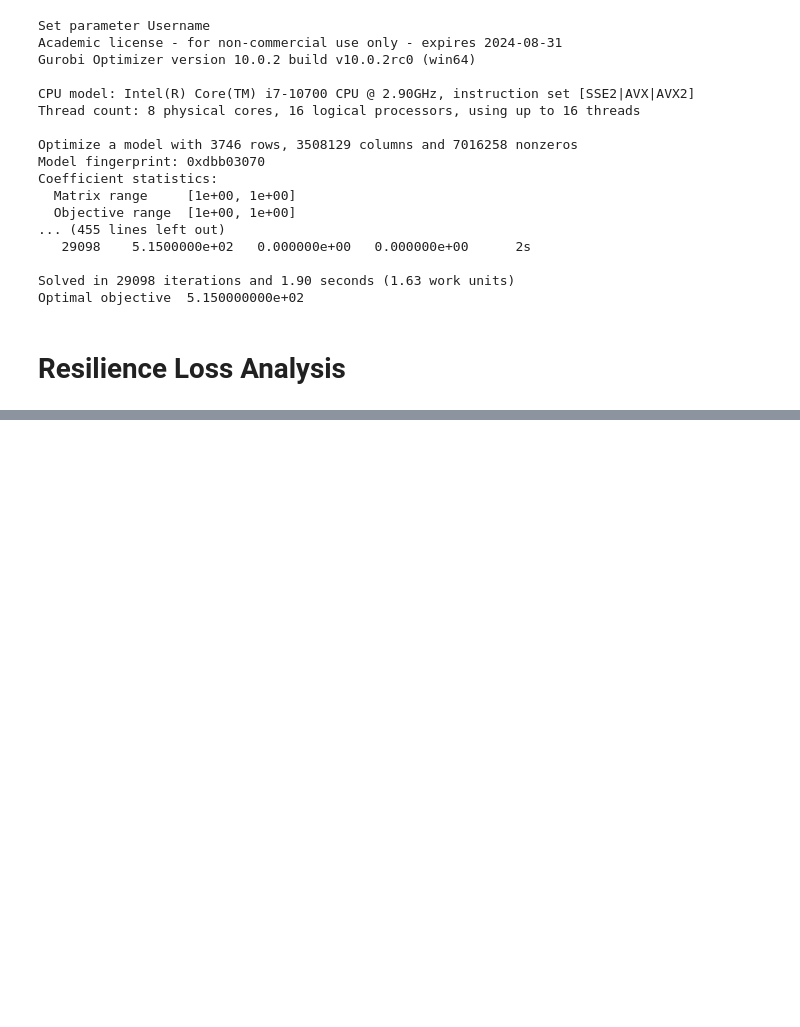
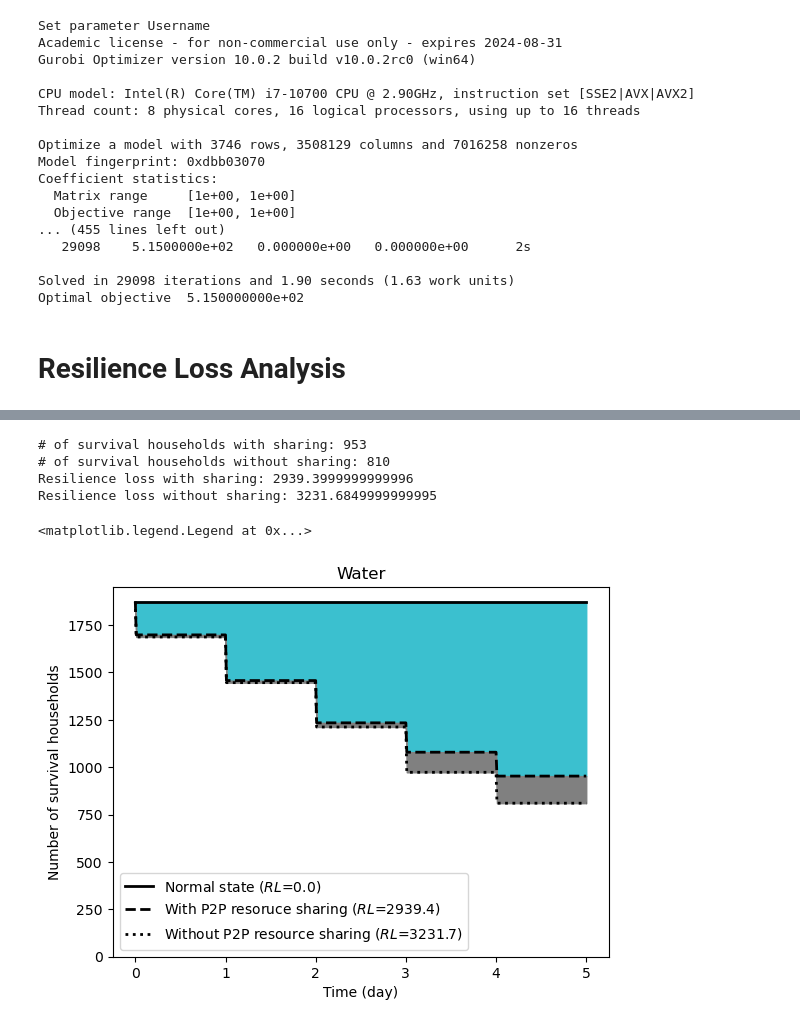
Before and after one commit to UW-THINKlab/P2P_sharing_open_source, a Jupyter notebook: demo/demo.ipynb, the cells around one changed output, grey strips where cells are left out. Cells and saved outputs as stored; diff of their text form; code cells hidden in the pictures; blank space fills up the shorter version.

```diff
--- a/demo/demo.ipynb
+++ b/demo/demo.ipynb
@@ -169,3 +169,6 @@ Solved in 29098 iterations and 1.90 seconds (1.63 work units)
 Optimal objective  5.150000000e+02
 # %% [markdown]
 # Resilience Loss Analysis
+# %%
+inventory_df = pd.read_csv('q_vec.csv')
+inventory_df
@@ -171,0 +189,3 @@ Optimal objective  5.150000000e+02
+# %%
+resource_df = pd.read_csv('h_vec.csv')
+resource_df
@@ -171,0 +206,38 @@ Optimal objective  5.150000000e+02
+# %%
+# Analyze the results (Take water as an example)
+time_stamps = np.arange(0, tau + 0.01, 0.01)
+num_households = distances_np.shape[0]
+
+survival_curve_normal = num_households*np.ones_like(time_stamps)
+
+survival_curve_with_sharing = src.get_survival_curve(resource_df['water'], time_stamps)
+survival_curve_without_sharing = src.get_survival_curve(inventory_df['water'], time_stamps)
+
+resilience_loss_with_sharing = src.get_resilience_loss(time_stamps, survival_curve_with_sharing)
+resilience_loss_without_sharing = src.get_resilience_loss(time_stamps, survival_curve_without_sharing)
+
+print('# of survival households with sharing:', survival_curve_with_sharing[-1])
+print('# of survival households without sharing:', survival_curve_without_sharing[-1])
+print('Resilience loss with sharing:', resilience_loss_with_sharing)
+print('Resilience loss without sharing:', resilience_loss_without_sharing)
+# %% [output]
+# of survival households with sharing: 953
+# of survival households without sharing: 810
+Resilience loss with sharing: 2939.3999999999996
+Resilience loss without sharing: 3231.6849999999995
+# %%
+# plot the results
+plt.plot(time_stamps, survival_curve_normal, color='k', linestyle='-', linewidth=2, label=f'Normal state ($RL$=0.0)')
+plt.plot(time_stamps, survival_curve_with_sharing, color='k', linestyle='--', linewidth=2, label=f'With P2P resoruce sharing ($RL$={resilience_loss_with_sharing:.1f})')
+plt.plot(time_stamps, survival_curve_without_sharing, color='k', linestyle='dotted', linewidth=2, label=f'Without P2P resource sharing ($RL$={resilience_loss_without_sharing:.1f})')
+plt.fill_between(time_stamps, survival_curve_with_sharing, survival_curve_normal, color='#3BC0CF', alpha=1)
+plt.fill_between(time_stamps, survival_curve_without_sharing, survival_curve_with_sharing, color='grey', alpha=1)
+
+plt.xlabel('Time (day)')
+plt.ylabel('Number of survival households')
+plt.ylim(0, 1950)
+plt.title('Water')
+plt.legend(loc='lower left')
+# %% [output]
+<matplotlib.legend.Legend at 0x...>
+[figure, added]
```
Also changed, not shown: parts of 2 cells of this notebook.
